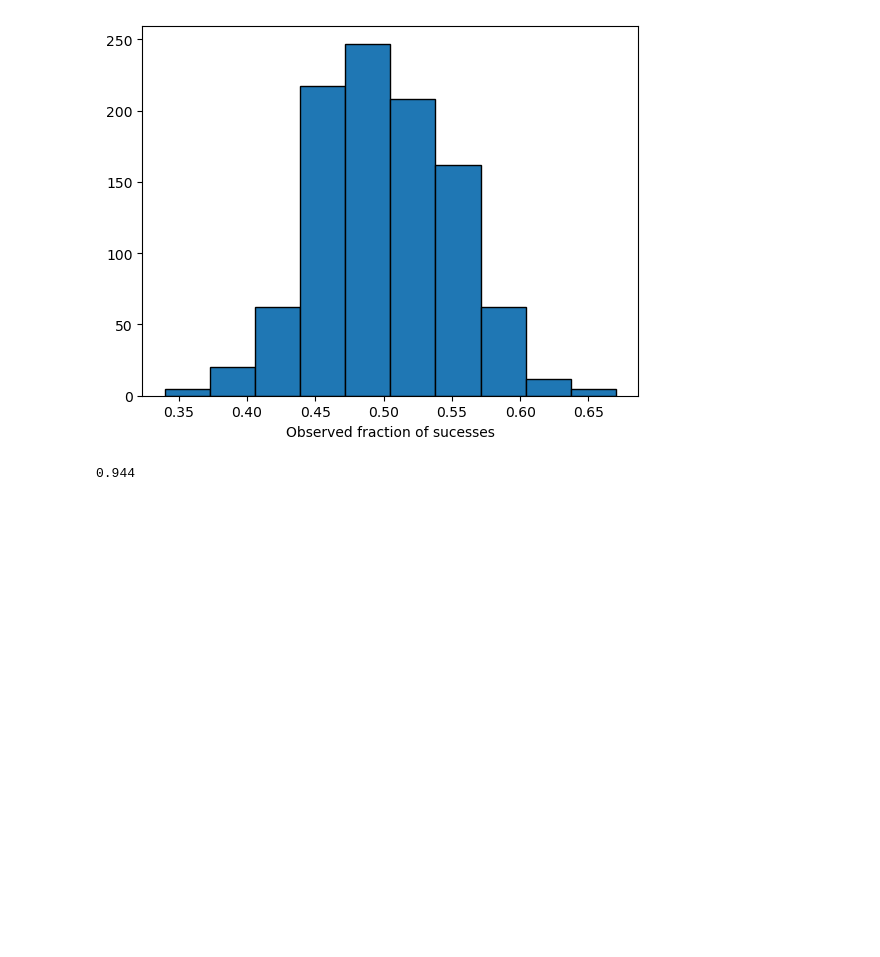
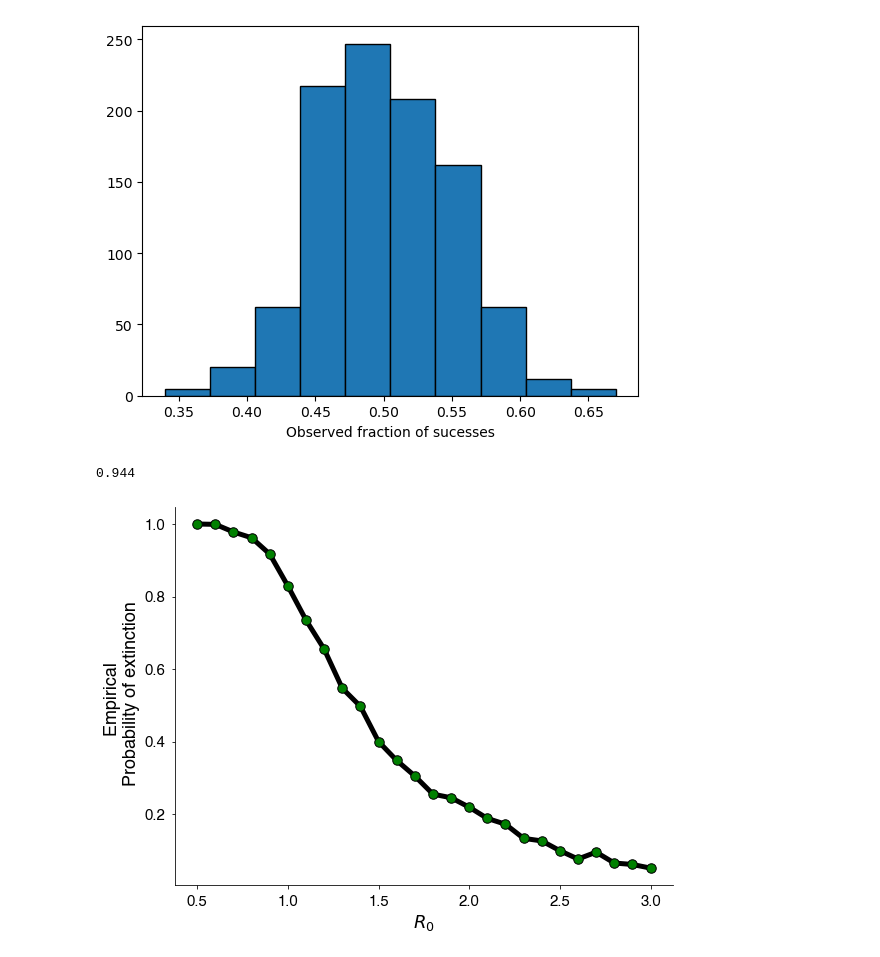
Before and after one commit to marlinfiggins/spelhouse-drp-2023, a Jupyter notebook: notebooks/GaltonWatson.ipynb, the cells around one changed output. Drawn from its saved outputs; the diff is of its cells as text; code cells hidden in the pictures; blank space fills up the shorter version.

```diff
--- a/notebooks/GaltonWatson.ipynb
+++ b/notebooks/GaltonWatson.ipynb
@@ -214,3 +214,36 @@ in_ci = (ci_lower < true_p) * (true_p < ci_upper)
 in_ci.mean()
 # %% [output]
 0.944
+# %%
+def simulate_prob_extinction_pois(R0_vals, n_sims, max_gen, i0):
+    gw_processes = [GaltonWatson(PoissonOffspring(R0)) for R0 in R0_vals]
+    sims = [gw.sample_n(i0=i0, max_gen=max_gen, n_sims=n_sims) for gw in gw_processes]
+    extinction_probs = [fraction_extinct(sim) for sim in sims]
+    return sims, extinction_probs
+
+R0_vals = np.linspace(0.5, 3.0, 26)
+
+sims, extinction_probs = simulate_prob_extinction_pois(R0_vals, n_sims, max_gen, i0)
+# %%
+fig = plt.figure(figsize=(8., 6.), constrained_layout=True)
+spec = fig.add_gridspec(ncols=1, nrows=1)
+
+# Get SEs
+def binomial_se(n, k_obs):
+    p_est = k_obs / n # Estimate for prob
+    se = np.sqrt(p_est * (1-p_est) / n)
+    return se
+
+ses = [1.96 * binomial_se(n_sims, prob * n_sims) for prob in extinction_probs]
+
+# Plot extinction curve for varying R0 for Poisson model
+ax0 = fig.add_subplot(spec[0, 0])
+ax0.plot(R0_vals, extinction_probs, color="k")
+ax0.scatter(R0_vals, extinction_probs, color="green", ec="k",  s = 90, zorder=3)
+#ax0.errorbar(R0_vals, extinction_probs, yerr=ses, color="k")
+ax0.set_ylabel("Empirical \n Probability of extinction")
+ax0.set_xlabel("$R_{0}$")
+
+fig.savefig("../figures/pois_extinction_prob_R0.png")
+# %% [output]
+[figure, added]
```
Also changed, not shown: parts of 9 cells of this notebook, 2 other files.
